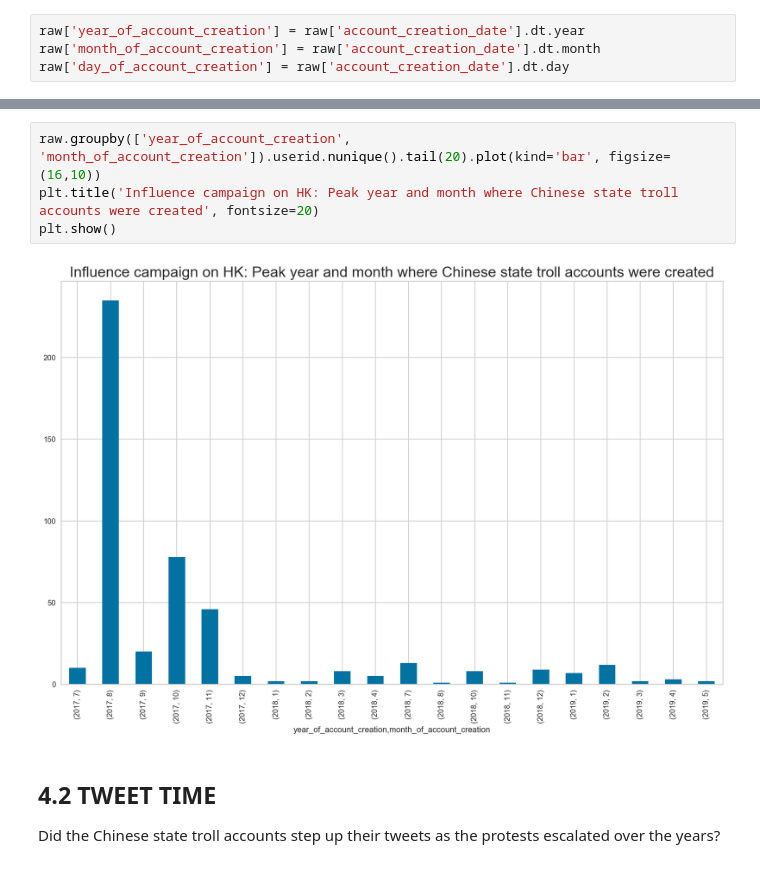
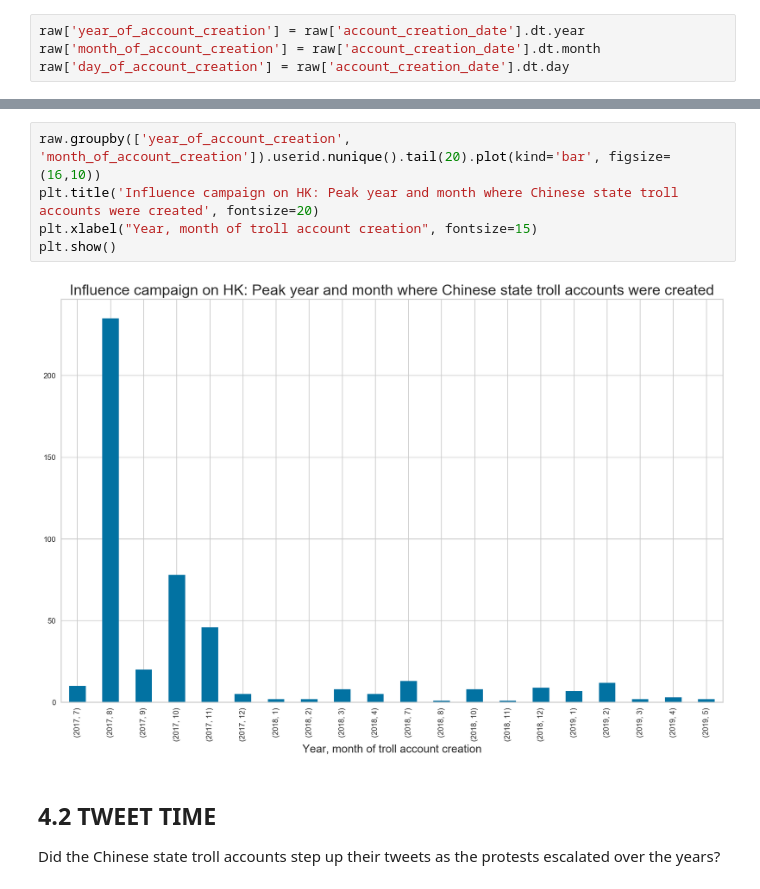
Before and after one commit to chuachinhon/twitter_hk_trolls_cch, a Jupyter notebook: notebooks/1.0_HK_EDA_cch.ipynb, the cells around one changed output, grey strips where cells are left out. Cells and saved outputs as stored; diff of their text form.

```diff
--- a/notebooks/1.0_HK_EDA_cch.ipynb
+++ b/notebooks/1.0_HK_EDA_cch.ipynb
@@ -507,9 +507,10 @@ Name: userid, Length: 119, dtype: int64
 # %%
 raw.groupby(['year_of_account_creation', 'month_of_account_creation']).userid.nunique().tail(20).plot(kind='bar', figsize=(16,10))
 plt.title('Influence campaign on HK: Peak year and month where Chinese state troll accounts were created', fontsize=20)
+plt.xlabel("Year, month of troll account creation", fontsize=15)
 plt.show()
 # %% [output]
-[figure, old version]
+[figure, new version]
 # %% [markdown]
 ## 4.2 TWEET TIME
 Did the Chinese state troll accounts step up their tweets as the protests escalated over the years?
```
Also changed, not shown: parts of 6 cells of this notebook.
